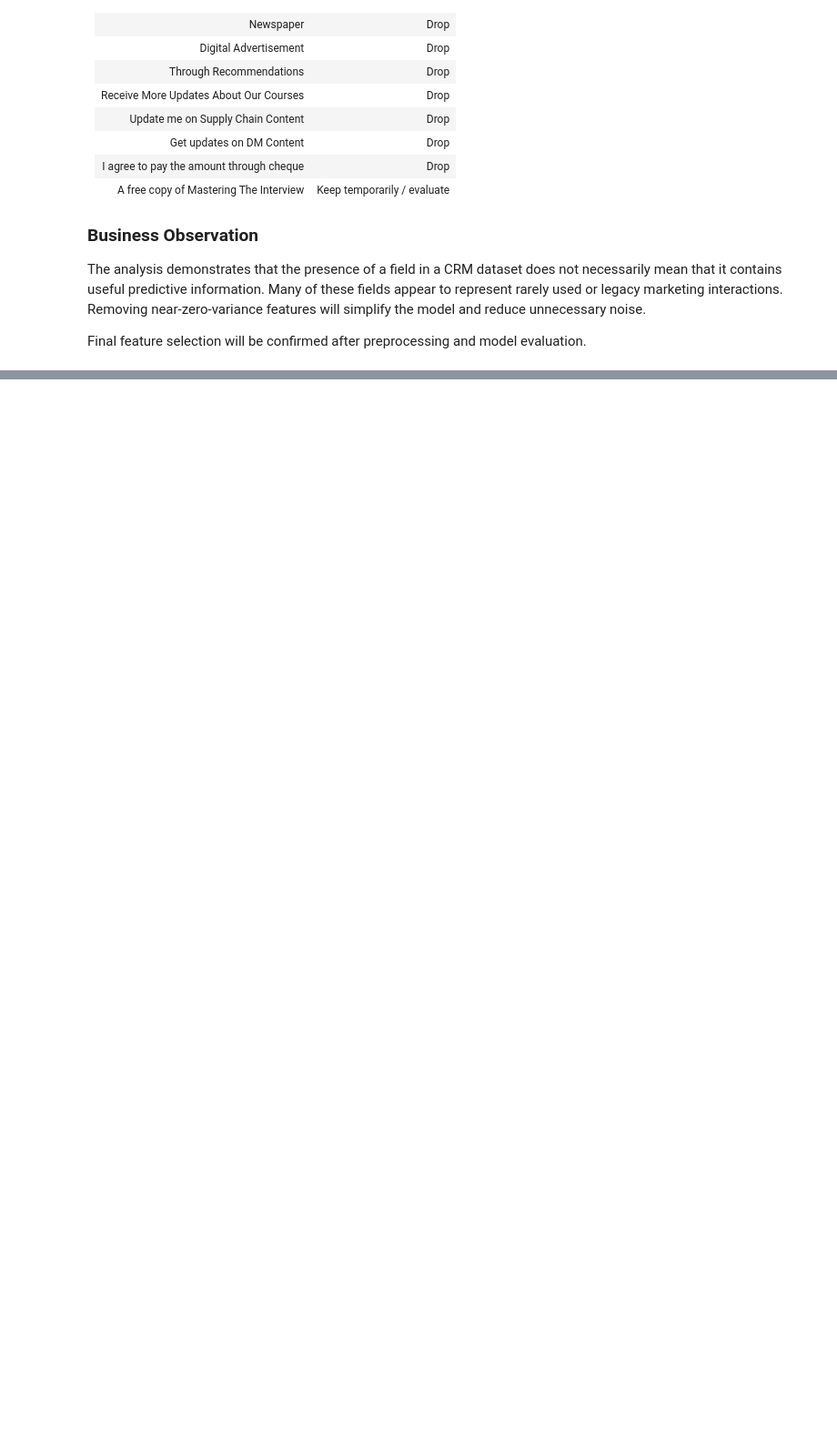
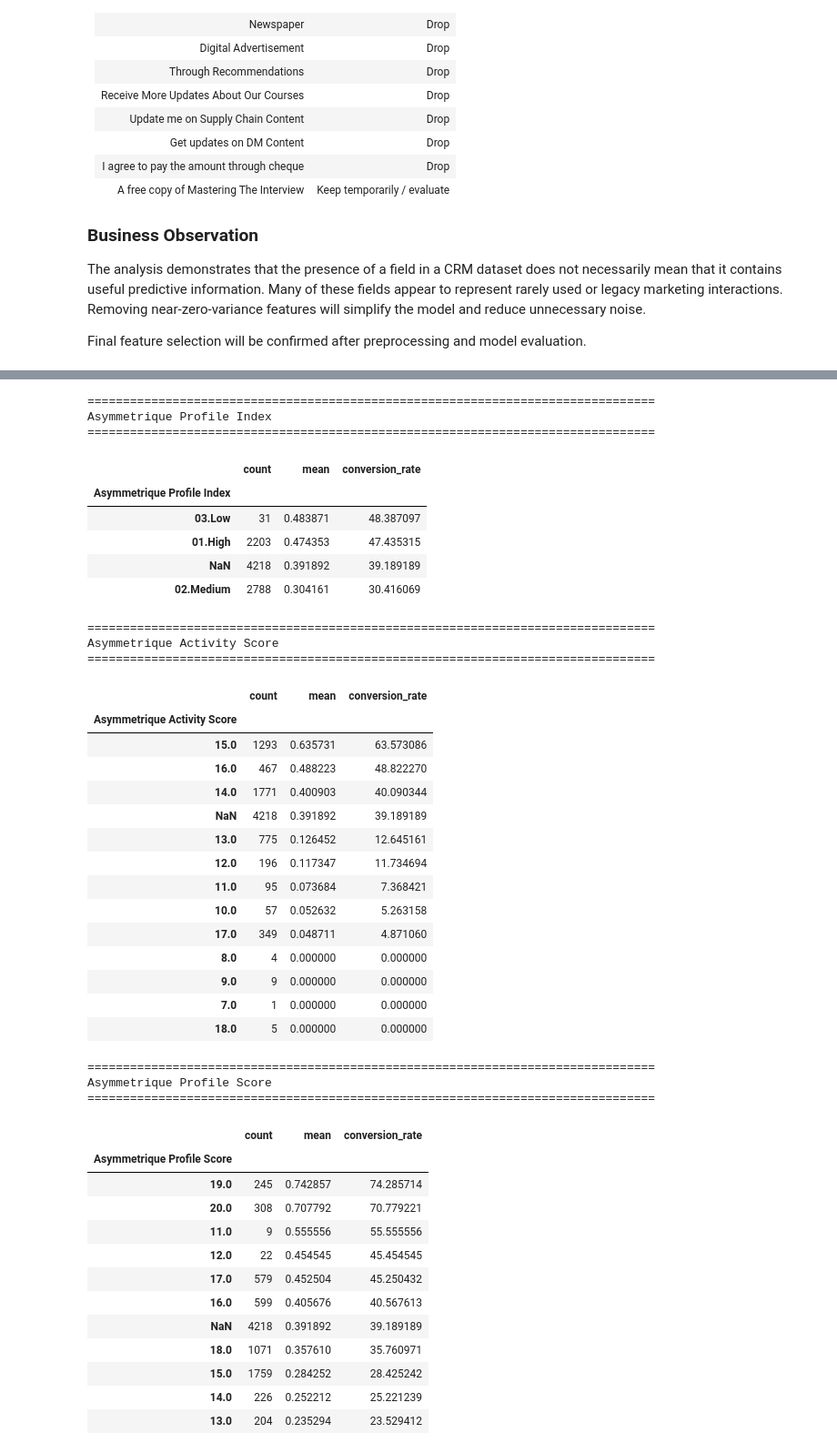
Before and after one commit to mohsinshafait/ai-lead-scoring, a Jupyter notebook: notebooks/01_data_understanding.ipynb, the cells around one changed output, grey strips where cells are left out. Shown at 91% size. Cells and saved outputs as stored; diff of their text form; code cells hidden in the pictures; blank space fills up the shorter version.

```diff
--- a/notebooks/01_data_understanding.ipynb
+++ b/notebooks/01_data_understanding.ipynb
@@ -758,0 +1067,17 @@ Final feature selection will be confirmed after preprocessing and model evaluati
+# %%
+# To inspect the four features
+
+asym_features = [
+    "Asymmetrique Activity Index",
+    "Asymmetrique Profile Index",
+    "Asymmetrique Activity Score",
+    "Asymmetrique Profile Score"
+]
+
+for col in asym_features:
+    print(f"\n{'=' * 80}")
+    print(col)
+    print(f"{'=' * 80}")
+    print("dtype:", df[col].dtype)
+    print("missing:", df[col].isna().sum())
+    print(df[col].value_counts(dropna=False).head(20))
@@ -758,0 +1102,18 @@ Final feature selection will be confirmed after preprocessing and model evaluati
+# %%
+# To chech their relationship with conversion
+
+for col in asym_features:
+    print(f"\n{'=' * 80}")
+    print(col)
+    print(f"{'=' * 80}")
+
+    result = (
+        df.groupby(col, dropna=False)["Converted"]
+        .agg(["count", "mean"])
+        .sort_values("mean", ascending=False)
+    )
+
+    result["conversion_rate"] = result["mean"] * 100
+
+    display(result)
+# %% [output]
@@ -758,0 +1129,43 @@ Final feature selection will be confirmed after preprocessing and model evaluati
+================================================================================
+Asymmetrique Profile Index
+================================================================================
+|  | count | mean | conversion_rate |
+| Asymmetrique Profile Index |  |  |  |
+| 03.Low | 31 | 0.483871 | 48.387097 |
+| 01.High | 2203 | 0.474353 | 47.435315 |
+| NaN | 4218 | 0.391892 | 39.189189 |
+| 02.Medium | 2788 | 0.304161 | 30.416069 |
+================================================================================
+Asymmetrique Activity Score
+================================================================================
+|  | count | mean | conversion_rate |
+| Asymmetrique Activity Score |  |  |  |
+| 15.0 | 1293 | 0.635731 | 63.573086 |
+| 16.0 | 467 | 0.488223 | 48.822270 |
+| 14.0 | 1771 | 0.400903 | 40.090344 |
+| NaN | 4218 | 0.391892 | 39.189189 |
+| 13.0 | 775 | 0.126452 | 12.645161 |
+| 12.0 | 196 | 0.117347 | 11.734694 |
+| 11.0 | 95 | 0.073684 | 7.368421 |
+| 10.0 | 57 | 0.052632 | 5.263158 |
+| 17.0 | 349 | 0.048711 | 4.871060 |
+| 8.0 | 4 | 0.000000 | 0.000000 |
+| 9.0 | 9 | 0.000000 | 0.000000 |
+| 7.0 | 1 | 0.000000 | 0.000000 |
+| 18.0 | 5 | 0.000000 | 0.000000 |
+================================================================================
+Asymmetrique Profile Score
+================================================================================
+|  | count | mean | conversion_rate |
+| Asymmetrique Profile Score |  |  |  |
+| 19.0 | 245 | 0.742857 | 74.285714 |
+| 20.0 | 308 | 0.707792 | 70.779221 |
+| 11.0 | 9 | 0.555556 | 55.555556 |
+| 12.0 | 22 | 0.454545 | 45.454545 |
+| 17.0 | 579 | 0.452504 | 45.250432 |
+| 16.0 | 599 | 0.405676 | 40.567613 |
+| NaN | 4218 | 0.391892 | 39.189189 |
+| 18.0 | 1071 | 0.357610 | 35.760971 |
+| 15.0 | 1759 | 0.284252 | 28.425242 |
+| 14.0 | 226 | 0.252212 | 25.221239 |
+| 13.0 | 204 | 0.235294 | 23.529412 |
```
Also changed, not shown: parts of 25 cells of this notebook.
